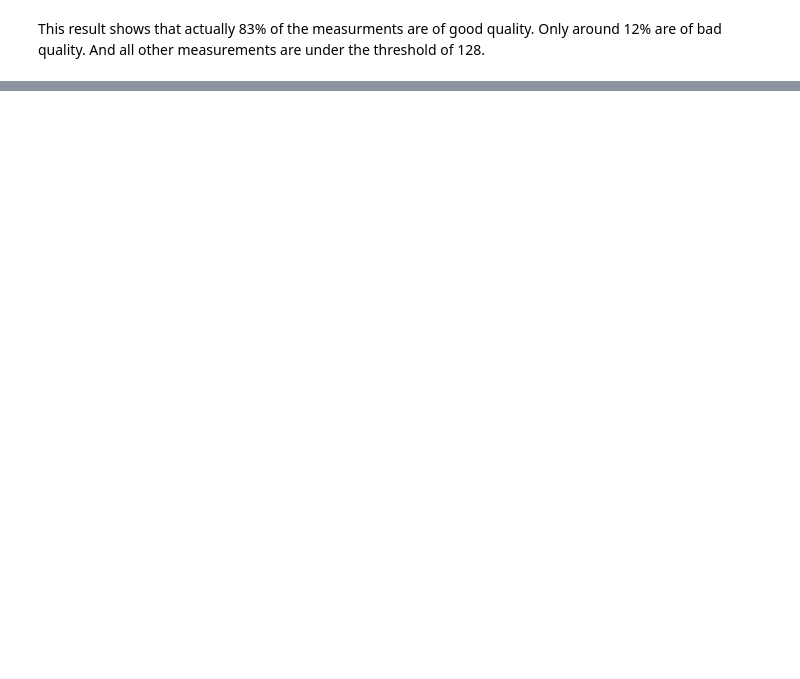
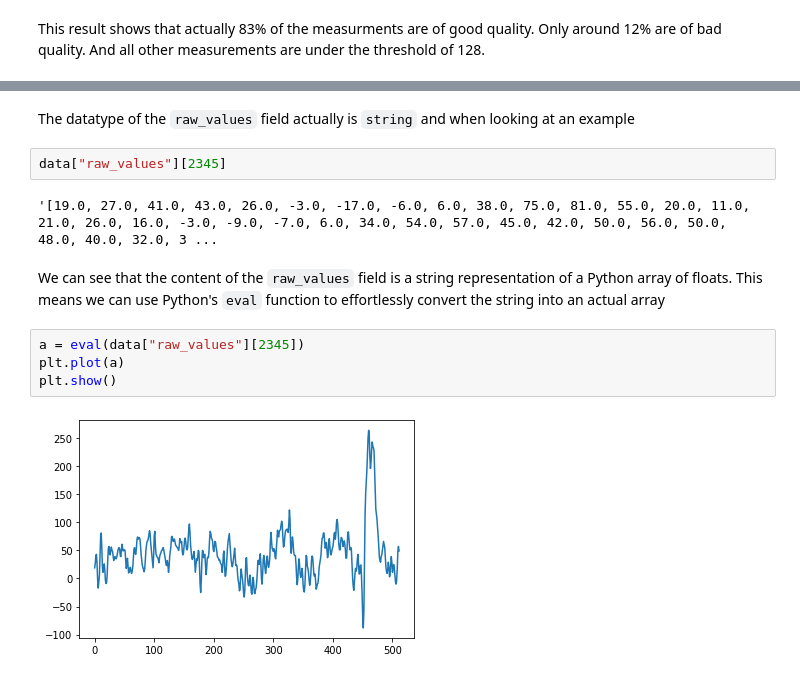
Before and after one commit to bwulff/ac_cc_project, a Jupyter notebook: project.ipynb, the cells around one changed output, grey strips where cells are left out. Saved outputs shown, nothing was run; the diff lists cells and outputs as text; blank space fills up the shorter version.

```diff
--- a/project.ipynb
+++ b/project.ipynb
@@ -176,0 +390,14 @@ plt.show()
+# %% [markdown]
+The datatype of the `raw_values` field actually is `string` and when looking at an example
+# %%
+data["raw_values"][2345]
+# %% [output]
+'[19.0, 27.0, 41.0, 43.0, 26.0, -3.0, -17.0, -6.0, 6.0, 38.0, 75.0, 81.0, 55.0, 20.0, 11.0, 21.0, 26.0, 16.0, -3.0, -9.0, -7.0, 6.0, 34.0, 54.0, 57.0, 45.0, 42.0, 50.0, 56.0, 50.0, 48.0, 40.0, 32.0, 3 ...
+# %% [markdown]
+We can see that the content of the `raw_values` field is a string representation of a Python array of floats. This means we can use Python's `eval` function to effortlessly convert the string into an actual array
+# %%
+a = eval(data["raw_values"][2345])
+plt.plot(a)
+plt.show()
+# %% [output]
+[figure, added]
```
Also changed, not shown: parts of 90 cells of this notebook.
